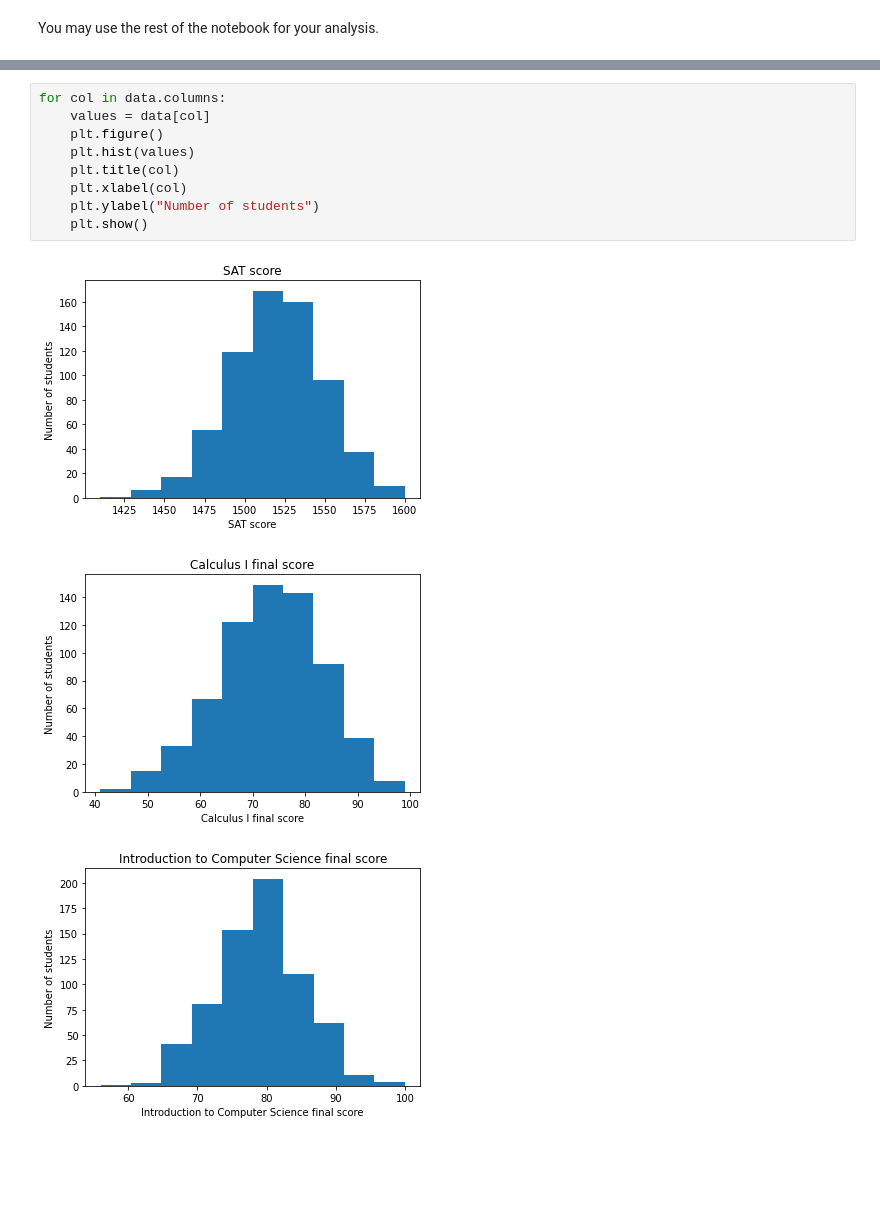
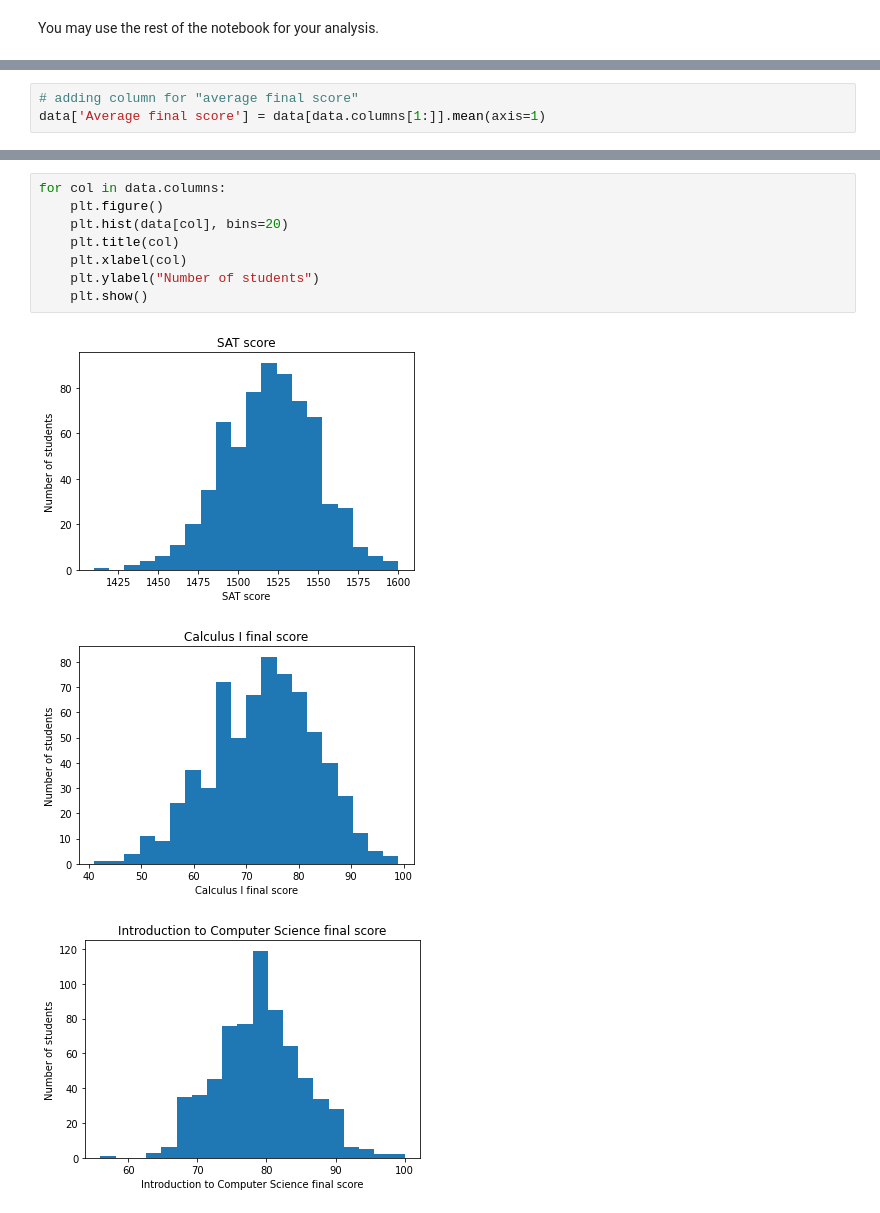
Before and after one commit to anniebryan/18.650-data-project, a Jupyter notebook: SAT notebook.ipynb, the cells around one changed output, grey strips where cells are left out. Saved outputs shown, nothing was run; the diff lists cells and outputs as text; blank space fills up the shorter version.

```diff
--- a/SAT notebook.ipynb
+++ b/SAT notebook.ipynb
@@ -52,0 +46,3 @@ data.describe()
+# %%
+# adding column for "average final score"
+data['Average final score'] = data[data.columns[1:]].mean(axis=1)
@@ -53,13 +61,12 @@ data.describe()
 # %%
 for col in data.columns:
-    values = data[col]
     plt.figure()
-    plt.hist(values)
+    plt.hist(data[col], bins=20)
     plt.title(col)
     plt.xlabel(col)
     plt.ylabel("Number of students")
     plt.show()
 # %% [output]
-[figure, old version]
+[figure, new version]
-[figure, old version]
+[figure, new version]
-[figure, old version]
+[figure, new version]
```
Also changed, not shown: parts of 14 cells of this notebook.
